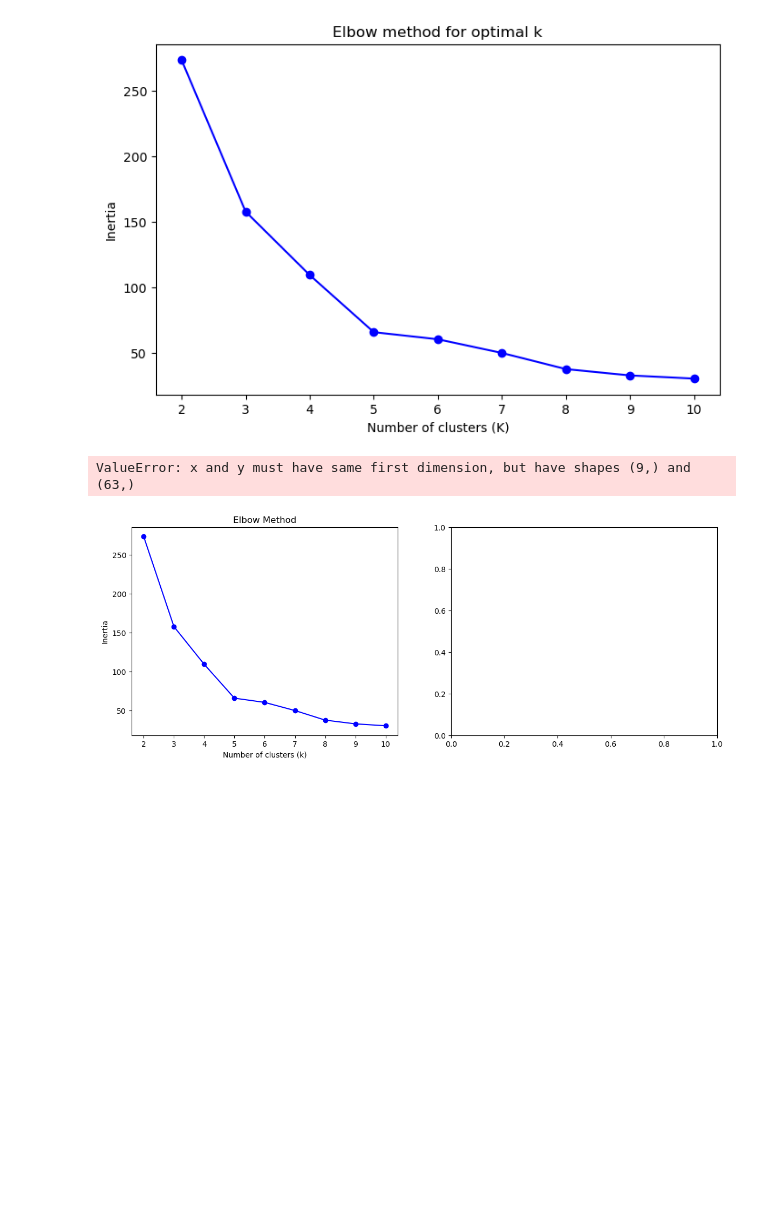
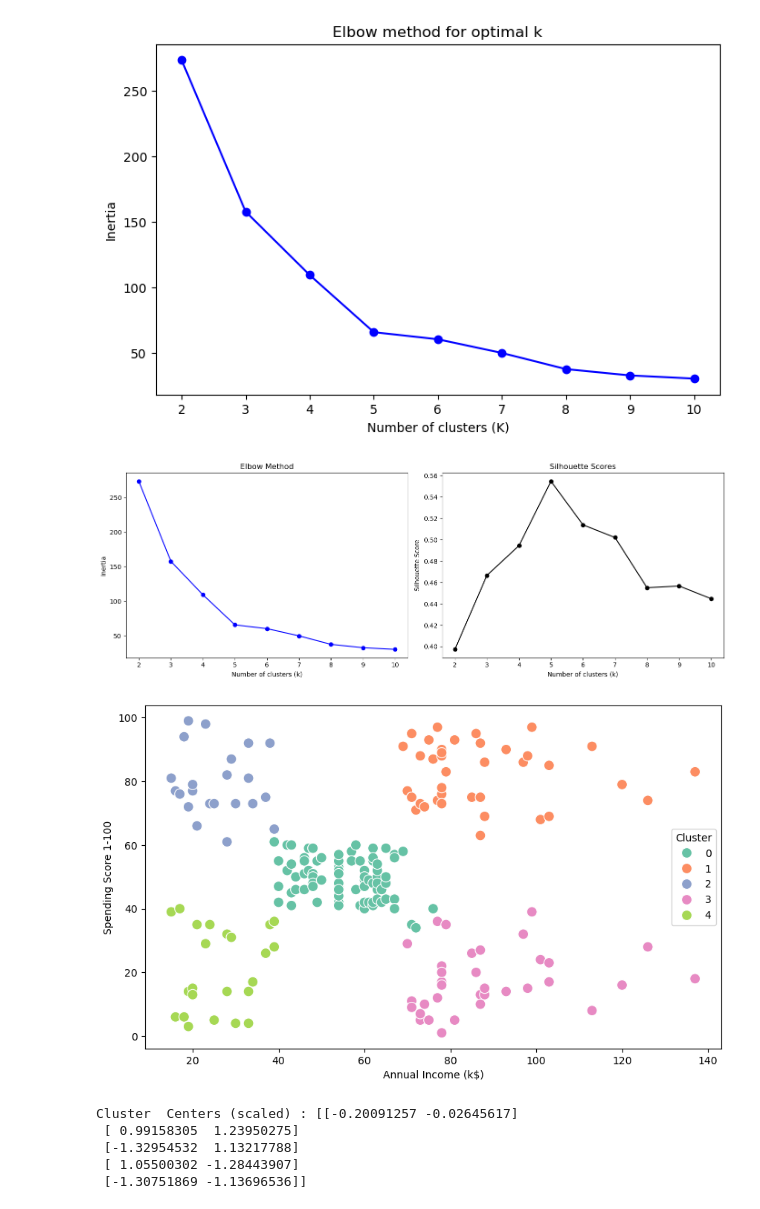
Before and after one commit to nayaalbarazi/mall-customer-segmentation, a Jupyter notebook: Untitled5.ipynb, the cells around one changed output. Saved outputs shown, nothing was run; the diff lists cells and outputs as text; code cells hidden in the pictures; blank space fills up the shorter version.

```diff
--- a/Untitled5.ipynb
+++ b/Untitled5.ipynb
@@ -5,14 +5,14 @@ import numpy as np
 import matplotlib.pyplot as plt
 import seaborn as sns
 from sklearn.cluster import KMeans, DBSCAN
-from sklearn.metrics import silhouette_score
+from sklearn.metrics import silhouette_score, mean_squared_error, r2_score
 from sklearn.decomposition import PCA
 from sklearn.model_selection import train_test_split
 from sklearn.linear_model import LinearRegression
 from sklearn.preprocessing import StandardScaler
 from sklearn.ensemble import IsolationForest
 from sklearn.tree import DecisionTreeRegressor
-from sklearn.metrics import mean_squared_error, r2_score
+
 
 
 
@@ -46,6 +46,7 @@ X_scaled = scaler.fit_transform(X)
 
 
 # Determine optimal numbers and silhouette score
+silhouette_scores = []
 inertia = []
 K = range(2,11)
 for k in K:
@@ -95,33 +96,38 @@ df['Cluster'] = clusters
 
 # Visualise clusters
 plt.figure(figsize=(10,6))
 sns.scatterplot(data=df,x="Annual Income",y="Spending Score", hue='Cluster', palette='Set2', s=100)
 plt.xlabel("Annual Income (k$)")
 plt.ylabel("Spending Score 1-100")
 plt.legend(title='Cluster')
 plt.show()
 
 
 # Print cluster centroids
-print("Cluster  Centers (scaled: " + str(kmeans.cluster_centers_))
+print("Cluster  Centers (scaled) : " + str(kmeans.cluster_centers_))
 # %% [output]
    CustomerID   Genre  Age  Annual Income (k$)  Spending Score (1-100)
 0           1    Male   19                  15                      39
 1           2    Male   21                  15                      81
 2           3  Female   20                  16                       6
 3           4  Female   23                  16                      77
 4           5  Female   31                  17                      40
 5           6  Female   22                  17                      76
 6           7  Female   35                  18                       6
 7           8  Female   23                  18                      94
 8           9    Male   64                  19                       3
 9          10  Female   30                  19                      72
 Index(['CustomerID', 'Genre', 'Age', 'Annual Income (k$)',
 ... (7 lines left out)
 25%     50.750000   28.750000           41.500000               34.750000
 50%    100.500000   36.000000           61.500000               50.000000
 75%    150.250000   49.000000           78.000000               73.000000
 max    200.000000   70.000000          137.000000               99.000000
 [figure]
+[figure, new version]
+[figure, added]
-ValueError: x and y must have same first dimension, but have shapes (9,) and (63,)
+Cluster  Centers (scaled) : [[-0.20091257 -0.02645617]
+ [ 0.99158305  1.23950275]
+ [-1.32954532  1.13217788]
+ [ 1.05500302 -1.28443907]
+ [-1.30751869 -1.13696536]]
-[figure, old version]
```
Also changed, not shown: parts of 5 cells of this notebook.
